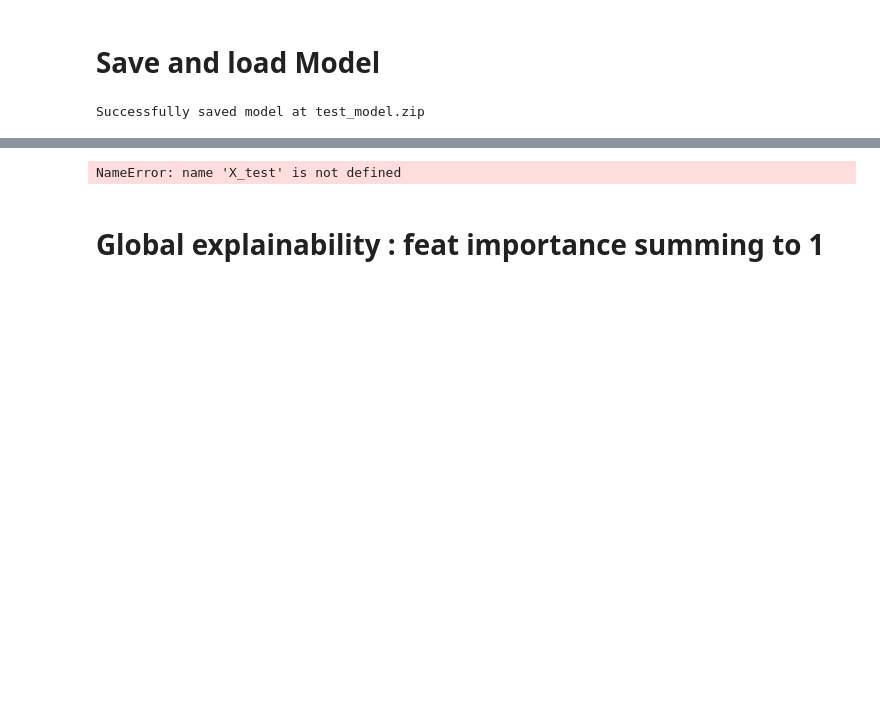
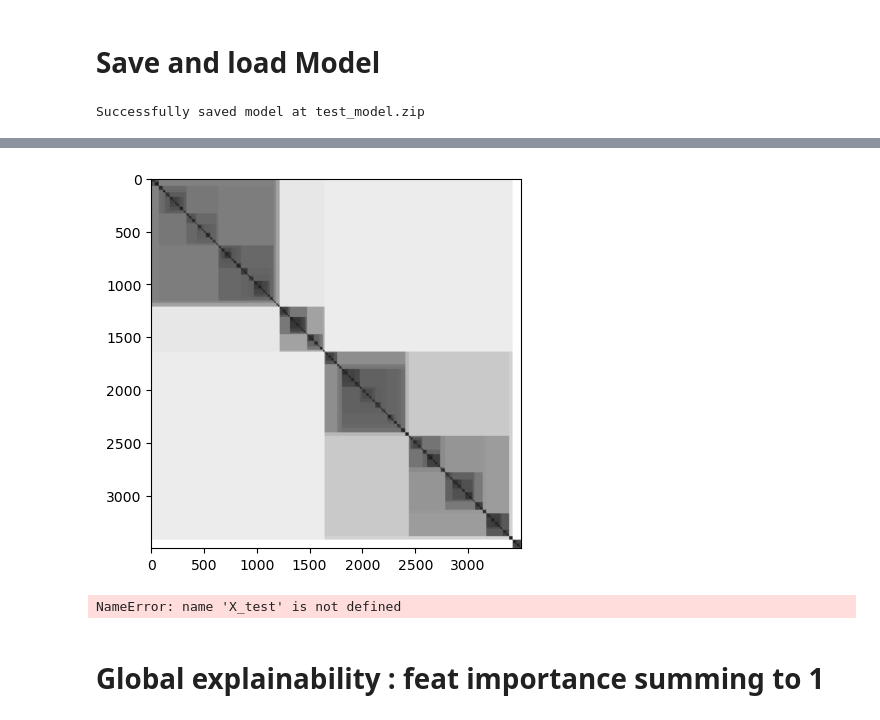
Before and after one commit to paritosh-101/TabNet, a Jupyter notebook: forest_example2.ipynb, the cells around one changed output, grey strips where cells are left out. Cells and saved outputs as stored; diff of their text form; code cells hidden in the pictures; blank space fills up the shorter version.

```diff
--- a/forest_example2.ipynb
+++ b/forest_example2.ipynb
@@ -238,7 +232,7 @@ loaded_clf = TabNetClassifier()
 loaded_clf.load_model('test_model.zip')
 # %%
 # 1. Sample the train dataset in a class-balanced manner
-train_balanced = train.groupby(target, group_keys=False).apply(lambda x: x.sample(n=1000, random_state=42))
+train_balanced = train.groupby(target, group_keys=False).apply(lambda x: x.sample(n=500, random_state=42))
 
 # 2. Extract embeddings from the appropriate layer of the model for the balanced samples
 X_train_balanced = train_balanced[features].values
@@ -254,0 +250,4 @@ AttributeError: 'TabNet' object has no attribute 'embeddings'
+# %%
+from sklearn.manifold import TSNE
+tsne = TSNE(n_components=2, verbose=1)
+tsne_embeddings = tsne.fit_transform(embeddings)
@@ -255,3 +265,15 @@ AttributeError: 'TabNet' object has no attribute 'embeddings'
+# %%
+from VAT_library.iVAT import iVAT
+from scipy.spatial.distance import cdist
+
+pairwise_dist = cdist(tsne_embeddings, tsne_embeddings)
+
+RiV, RV, reordering_mat = iVAT(pairwise_dist)
+
+plt.imshow(RiV, cmap='gray')
+plt.savefig('tabnet_test.png')
+# %% [output]
+[figure, added]
 # %%
 loaded_preds = loaded_clf.predict_proba(X_test)
 loaded_y_pred = np.vectorize(preds_mapper.get)(np.argmax(loaded_preds, axis=1))
```
Also changed, not shown: parts of 8 cells of this notebook, 16 other files.
